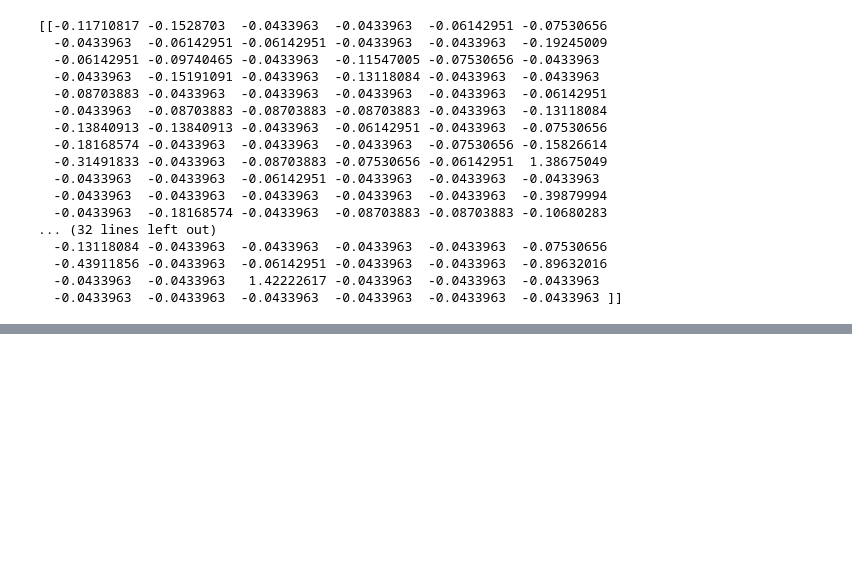
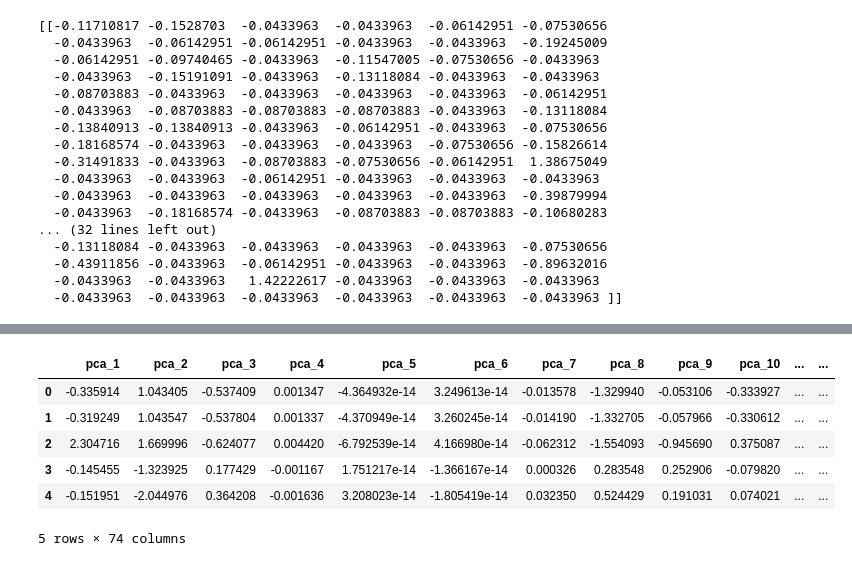
Before and after one commit to RanjaniAnjurVenkatraman/Cryptocurrency-Clusters, a Jupyter notebook: Crypto_Cluster.ipynb, the cells around one changed output, grey strips where cells are left out. Saved outputs shown, nothing was run; the diff lists cells and outputs as text; code cells hidden in the pictures; blank space fills up the shorter version.

```diff
--- a/Crypto_Cluster.ipynb
+++ b/Crypto_Cluster.ipynb
@@ -126,0 +160,22 @@ print(cryto_scale[0:3])
+# %%
+
+# Transform PCA data to a DataFrame
+pca_df = pd.DataFrame(
+    data=crypto_pca, columns=["pca_1", "pca_2", "pca_3","pca_4", "pca_5", "pca_6","pca_7", "pca_8", "pca_9","pca_10",
+                              "pca_11", "pca_12", "pca_13","pca_14", "pca_15", "pca_16","pca_17", "pca_18", "pca_19","pca_20",
+                              "pca_21", "pca_22", "pca_23","pca_24", "pca_25", "pca_26","pca_27", "pca_28", "pca_29","pca_30",
+                              "pca_31", "pca_32", "pca_33","pca_34", "pca_35", "pca_36","pca_37", "pca_38", "pca_39","pca_40",
+                              "pca_41", "pca_42", "pca_43","pca_44", "pca_45", "pca_46","pca_47", "pca_48", "pca_49","pca_50",
+                              "pca_51", "pca_52", "pca_53","pca_54", "pca_55", "pca_56","pca_57", "pca_58", "pca_59","pca_60",
+                              "pca_61", "pca_62", "pca_63","pca_64", "pca_65", "pca_66","pca_67", "pca_68", "pca_69","pca_70",
+                             "pca_71", "pca_72", "pca_73","pca_74"]
+)
+pca_df.head()
+# %% [output]
+|  | pca_1 | pca_2 | pca_3 | pca_4 | pca_5 | pca_6 | pca_7 | pca_8 | pca_9 | pca_10 | ... | ... |
+| 0 | -0.335914 | 1.043405 | -0.537409 | 0.001347 | -4.364932e-14 | 3.249613e-14 | -0.013578 | -1.329940 | -0.053106 | -0.333927 | ... | ... |
+| 1 | -0.319249 | 1.043547 | -0.537804 | 0.001337 | -4.370949e-14 | 3.260245e-14 | -0.014190 | -1.332705 | -0.057966 | -0.330612 | ... | ... |
+| 2 | 2.304716 | 1.669996 | -0.624077 | 0.004420 | -6.792539e-14 | 4.166980e-14 | -0.062312 | -1.554093 | -0.945690 | 0.375087 | ... | ... |
+| 3 | -0.145455 | -1.323925 | 0.177429 | -0.001167 | 1.751217e-14 | -1.366167e-14 | 0.000326 | 0.283548 | 0.252906 | -0.079820 | ... | ... |
+| 4 | -0.151951 | -2.044976 | 0.364208 | -0.001636 | 3.208023e-14 | -1.805419e-14 | 0.032350 | 0.524429 | 0.191031 | 0.074021 | ... | ... |
+5 rows × 74 columns
```
Also changed, not shown: parts of 11 cells of this notebook.
